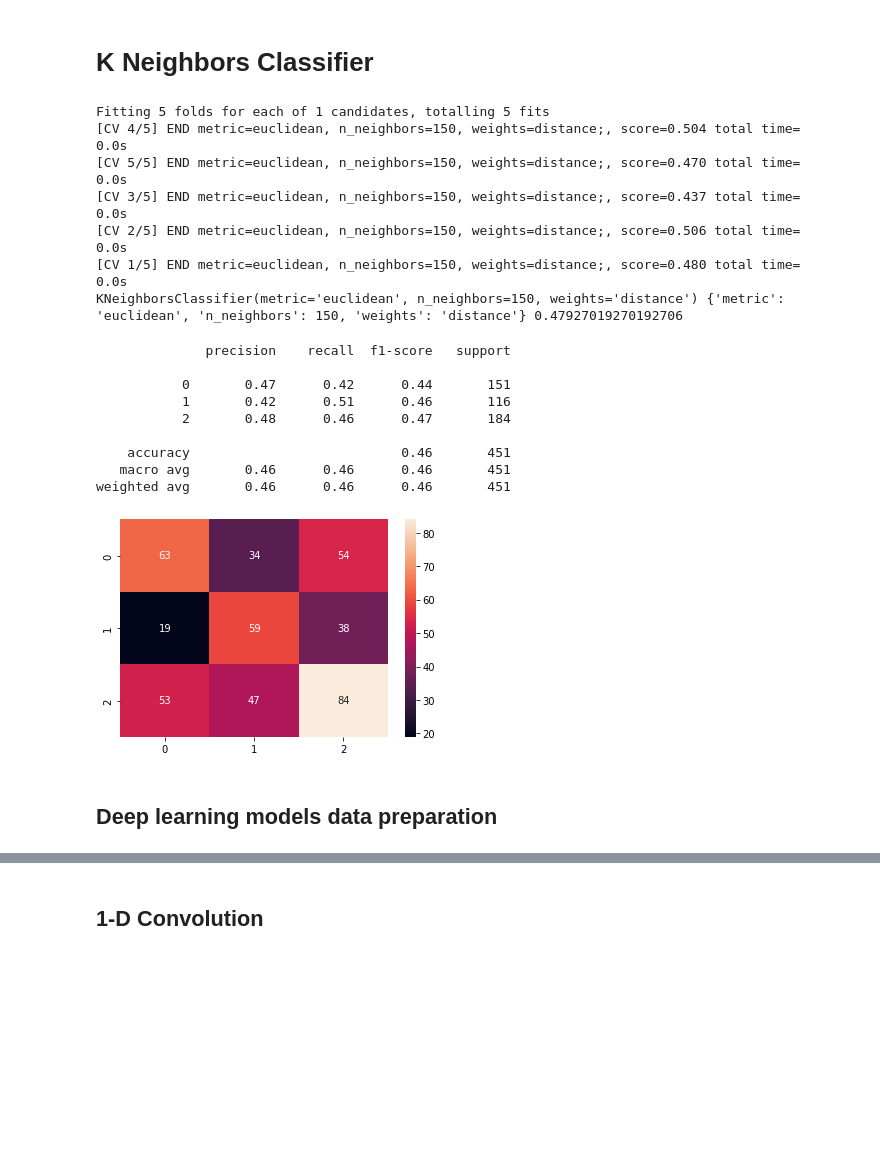
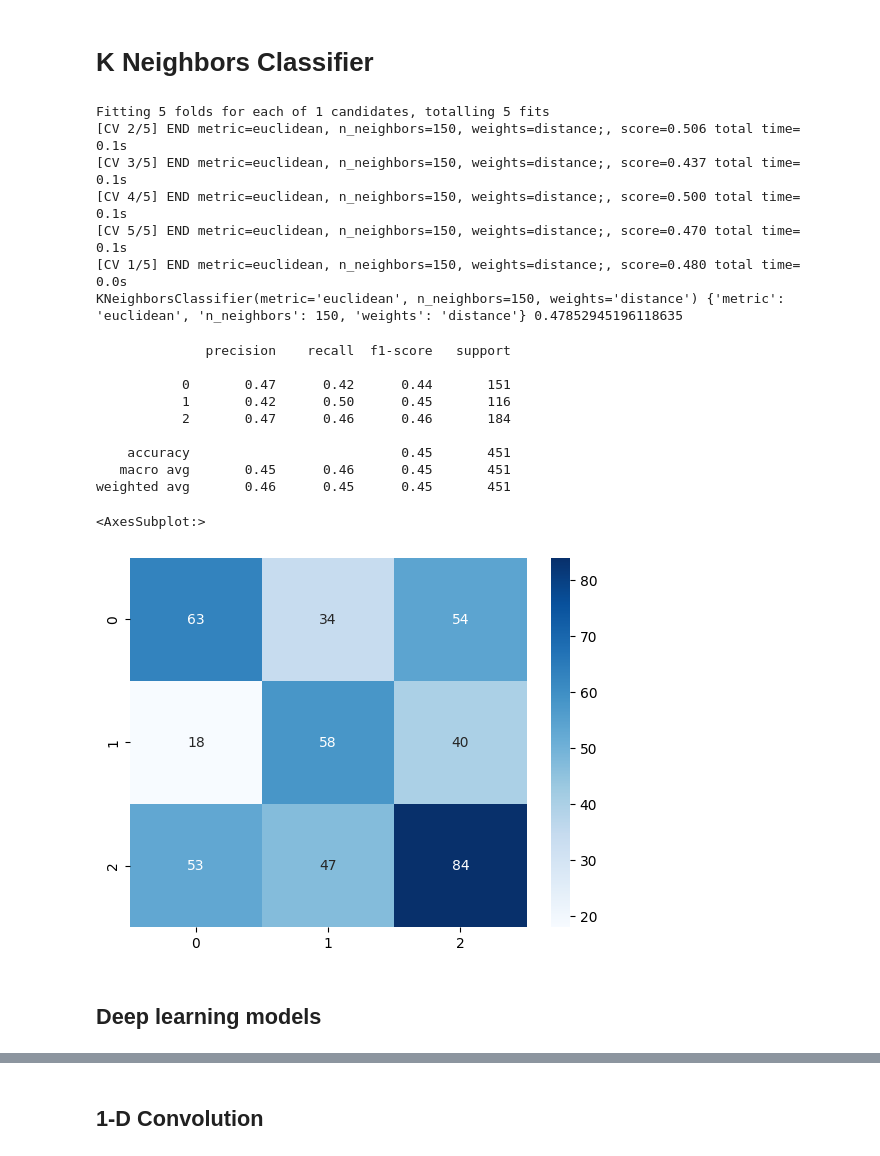
Before and after one commit to Tabed23/-Atrial-Fibrillation-Mono-Repo, a Jupyter notebook: meta/others/10Feature-Detection-Model.ipynb, the cells around one changed output, grey strips where cells are left out. Drawn from its saved outputs; the diff is of its cells as text; code cells hidden in the pictures; blank space fills up the shorter version.

```diff
--- a/meta/others/10Feature-Detection-Model.ipynb
+++ b/meta/others/10Feature-Detection-Model.ipynb
@@ -55,7 +54,7 @@ dtypes: int64(11)
 memory usage: 155.1 KB
 # %%
 # train-test split
-X = df.drop(columns = ['heart_axis','pacemaker','second_opinion','strat_fold','validated_by','validated_by_human','ritmi'])
+X = df.drop(columns = ['ritmi','heart_axis','pacemaker','second_opinion','strat_fold','validated_by','validated_by_human'])
 y = df['ritmi']
 X_train, X_test, y_train, y_test=train_test_split(X, y, test_size = 0.25, random_state = 1234)
 # %%
@@ -144,12 +131,12 @@ fitmodel.fit(X_train, y_train)
 print(fitmodel.best_estimator_, fitmodel.best_params_, fitmodel.best_score_)
 # %% [output]
 Fitting 5 folds for each of 1 candidates, totalling 5 fits
-[CV 4/5] END metric=euclidean, n_neighbors=150, weights=distance;, score=0.504 total time=   0.0s
-[CV 5/5] END metric=euclidean, n_neighbors=150, weights=distance;, score=0.470 total time=   0.0s
-[CV 3/5] END metric=euclidean, n_neighbors=150, weights=distance;, score=0.437 total time=   0.0s
-[CV 2/5] END metric=euclidean, n_neighbors=150, weights=distance;, score=0.506 total time=   0.0s
+[CV 2/5] END metric=euclidean, n_neighbors=150, weights=distance;, score=0.506 total time=   0.1s
+[CV 3/5] END metric=euclidean, n_neighbors=150, weights=distance;, score=0.437 total time=   0.1s
+[CV 4/5] END metric=euclidean, n_neighbors=150, weights=distance;, score=0.500 total time=   0.1s
+[CV 5/5] END metric=euclidean, n_neighbors=150, weights=distance;, score=0.470 total time=   0.1s
 [CV 1/5] END metric=euclidean, n_neighbors=150, weights=distance;, score=0.480 total time=   0.0s
-KNeighborsClassifier(metric='euclidean', n_neighbors=150, weights='distance') {'metric': 'euclidean', 'n_neighbors': 150, 'weights': 'distance'} 0.47927019270192706
+KNeighborsClassifier(metric='euclidean', n_neighbors=150, weights='distance') {'metric': 'euclidean', 'n_neighbors': 150, 'weights': 'distance'} 0.47852945196118635
 # %%
 y_pred = fitmodel.predict(X_test)
 print(classification_report(y_test, y_pred))
@@ -157,22 +144,20 @@ print(classification_report(y_test, y_pred))
               precision    recall  f1-score   support
 
            0       0.47      0.42      0.44       151
-           1       0.42      0.51      0.46       116
-           2       0.48      0.46      0.47       184
+           1       0.42      0.50      0.45       116
+           2       0.47      0.46      0.46       184
 
-    accuracy                           0.46       451
-   macro avg       0.46      0.46      0.46       451
-weighted avg       0.46      0.46      0.46       451
+    accuracy                           0.45       451
+   macro avg       0.45      0.46      0.45       451
+weighted avg       0.46      0.45      0.45       451
 # %%
-# confusion matrix seaborn heatmap
-import seaborn as sns
-import matplotlib.pyplot as plt
-from sklearn.metrics import confusion_matrix
+# confusion matrix
+
 cm = confusion_matrix(y_test, y_pred)
-sns.heatmap(cm, annot=True, fmt='d')
-plt.show()
+sns.heatmap(cm, annot=True, fmt='d', cmap='Blues')
 # %% [output]
+<AxesSubplot:>
-[figure, old version]
+[figure, new version]
 # %% [markdown]
-## Deep learning models data preparation
+## Deep learning models
 # %%
```
Also changed, not shown: parts of 17 cells of this notebook, 6 other files.
